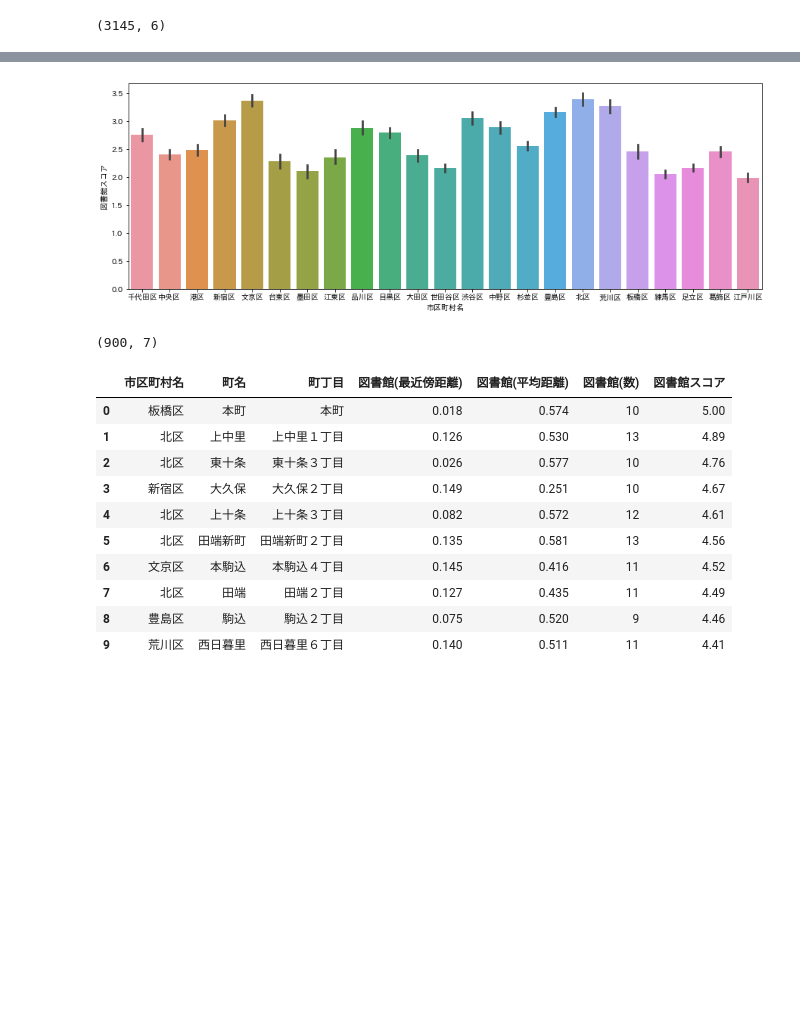
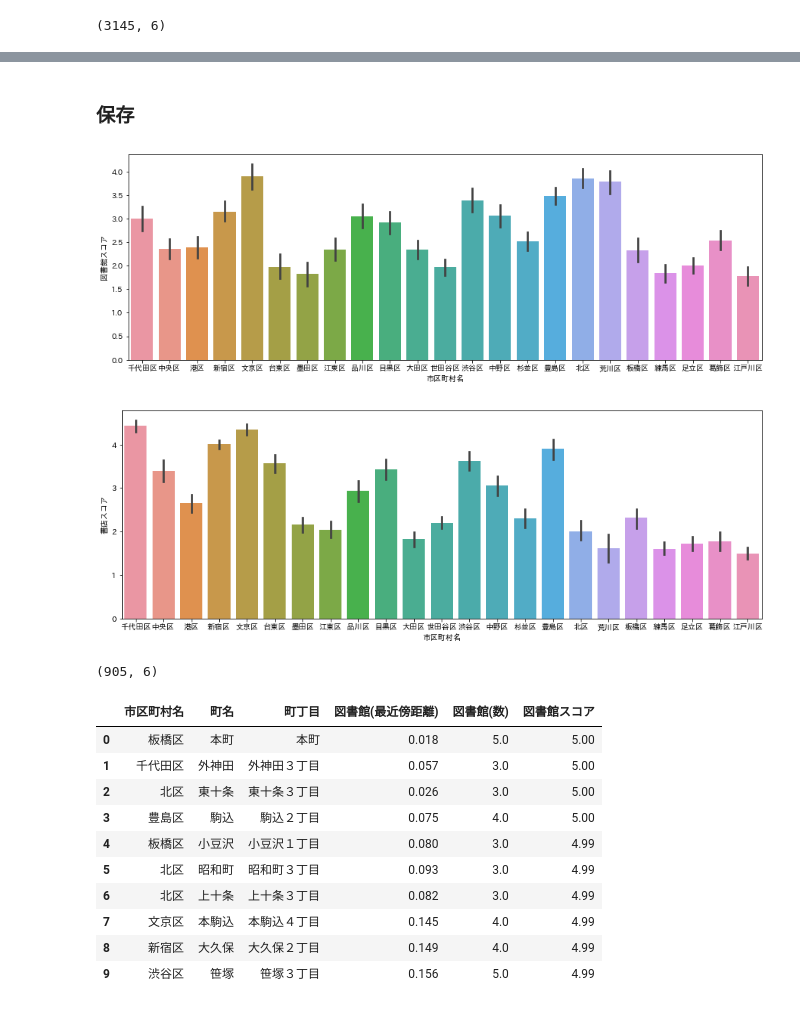
Before and after one commit to z-guard/analysis, a Jupyter notebook: notebooks/library.ipynb, the cells around one changed output, grey strips where cells are left out. Cells and saved outputs as stored; diff of their text form; code cells hidden in the pictures; blank space fills up the shorter version.

```diff
--- a/notebooks/library.ipynb
+++ b/notebooks/library.ipynb
@@ -171,11 +218,11 @@ def rank_score(sr_data):
 # %%
 score_list = []
 for key, value in feature_list.items():
-    df_pop_master[f'{key}レベル'] = rank_score(df_pop_master[key] * value['sort'])
-    score_list.append(df_pop_master[f'{key}レベル'] * value['weight'])
+    df_geo_master[f'{key}レベル'] = rank_score(df_geo_master[key] * value['sort'])
+    score_list.append(df_geo_master[f'{key}レベル'] * value['weight'])
 
 _tmp_score = pd.concat(score_list, axis=1).sum(axis=1, skipna=False)
-df_pop_master[score_name] = rank_score(_tmp_score)
+df_geo_master[score_name] = rank_score(_tmp_score)
 # %%
 sns.histplot(_tmp_score, bins=20)
 plt.show()
@@ -200,0 +250,8 @@ Name: 図書館スコア, dtype: float64
+# %%
+score_name = '書店スコア'
+all_score_list.append(score_name)
+feature_list = {
+    '書店(最近傍距離)':   {'sort': -1, 'weight': 0.5},
+    '書店(数)':           {'sort': 1, 'weight': 1},
+}
+all_feature_list += list(feature_list.keys())
@@ -200,0 +265,8 @@ Name: 図書館スコア, dtype: float64
+# %%
+score_list = []
+for key, value in feature_list.items():
+    df_geo_master[f'{key}レベル'] = rank_score(df_geo_master[key] * value['sort'])
+    score_list.append(df_geo_master[f'{key}レベル'] * value['weight'])
+
+_tmp_score = pd.concat(score_list, axis=1).sum(axis=1, skipna=False)
+df_geo_master[score_name] = rank_score(_tmp_score)
@@ -205,5 +291,8 @@ all_feature_list
 # %%
-df_pop_master[score_name] = df_pop_master[score_name].round(2)
-for col in all_feature_list:
-    df_pop_master[col] = df_pop_master[col].round(3)
+for score_name in all_score_list:
+    df_geo_master[score_name] = df_geo_master[score_name].round(2)
+for col in ['図書館(最近傍距離)', '書店(最近傍距離)']:
+    df_geo_master[col] = df_geo_master[col].round(3)
+# %% [markdown]
+### 保存
 # %%
@@ -213,9 +302,11 @@ df_pop_master[
 # %%
-plt.figure(figsize=(15, 5))
-sns.barplot(x='市区町村名', y=score_name, data=df_pop_master)
-plt.show()
+for score_name in all_score_list:
+    plt.figure(figsize=(15, 5))
+    sns.barplot(x='市区町村名', y=score_name, data=df_geo_master)
+    plt.show()
 # %% [output]
-[figure, old version]
+[figure, new version]
+[figure, added]
 # %%
 def get_score_top(df_data, target):
     df_level = df_data.copy()
@@ -227,22 +318,22 @@ def get_score_top(df_data, target):
     ].reset_index(drop=True)
     return df_level
 # %%
-df_level = get_score_top(df_pop_master, '図書館')
+df_level = get_score_top(df_geo_master, '図書館')
 print(df_level.shape)
 df_level.head(10)
 # %% [output]
-(900, 7)
+(905, 6)
-|  | 市区町村名 | 町名 | 町丁目 | 図書館(最近傍距離) | 図書館(平均距離) | 図書館(数) | 図書館スコア |
-| 0 | 板橋区 | 本町 | 本町 | 0.018 | 0.574 | 10 | 5.00 |
-| 1 | 北区 | 上中里 | 上中里１丁目 | 0.126 | 0.530 | 13 | 4.89 |
-| 2 | 北区 | 東十条 | 東十条３丁目 | 0.026 | 0.577 | 10 | 4.76 |
-| 3 | 新宿区 | 大久保 | 大久保２丁目 | 0.149 | 0.251 | 10 | 4.67 |
-| 4 | 北区 | 上十条 | 上十条３丁目 | 0.082 | 0.572 | 12 | 4.61 |
-| 5 | 北区 | 田端新町 | 田端新町２丁目 | 0.135 | 0.581 | 13 | 4.56 |
-| 6 | 文京区 | 本駒込 | 本駒込４丁目 | 0.145 | 0.416 | 11 | 4.52 |
-| 7 | 北区 | 田端 | 田端２丁目 | 0.127 | 0.435 | 11 | 4.49 |
-| 8 | 豊島区 | 駒込 | 駒込２丁目 | 0.075 | 0.520 | 9 | 4.46 |
-| 9 | 荒川区 | 西日暮里 | 西日暮里６丁目 | 0.140 | 0.511 | 11 | 4.41 |
+|  | 市区町村名 | 町名 | 町丁目 | 図書館(最近傍距離) | 図書館(数) | 図書館スコア |
+| 0 | 板橋区 | 本町 | 本町 | 0.018 | 5.0 | 5.00 |
+| 1 | 千代田区 | 外神田 | 外神田３丁目 | 0.057 | 3.0 | 5.00 |
+| 2 | 北区 | 東十条 | 東十条３丁目 | 0.026 | 3.0 | 5.00 |
+| 3 | 豊島区 | 駒込 | 駒込２丁目 | 0.075 | 4.0 | 5.00 |
+| 4 | 板橋区 | 小豆沢 | 小豆沢１丁目 | 0.080 | 3.0 | 4.99 |
+| 5 | 北区 | 昭和町 | 昭和町３丁目 | 0.093 | 3.0 | 4.99 |
+| 6 | 北区 | 上十条 | 上十条３丁目 | 0.082 | 3.0 | 4.99 |
+| 7 | 文京区 | 本駒込 | 本駒込４丁目 | 0.145 | 4.0 | 4.99 |
+| 8 | 新宿区 | 大久保 | 大久保２丁目 | 0.149 | 4.0 | 4.99 |
+| 9 | 渋谷区 | 笹塚 | 笹塚３丁目 | 0.156 | 5.0 | 4.99 |
 # %%
 df_level.tail(10)
 # %% [output]
```
Also changed, not shown: parts of 35 cells of this notebook.
